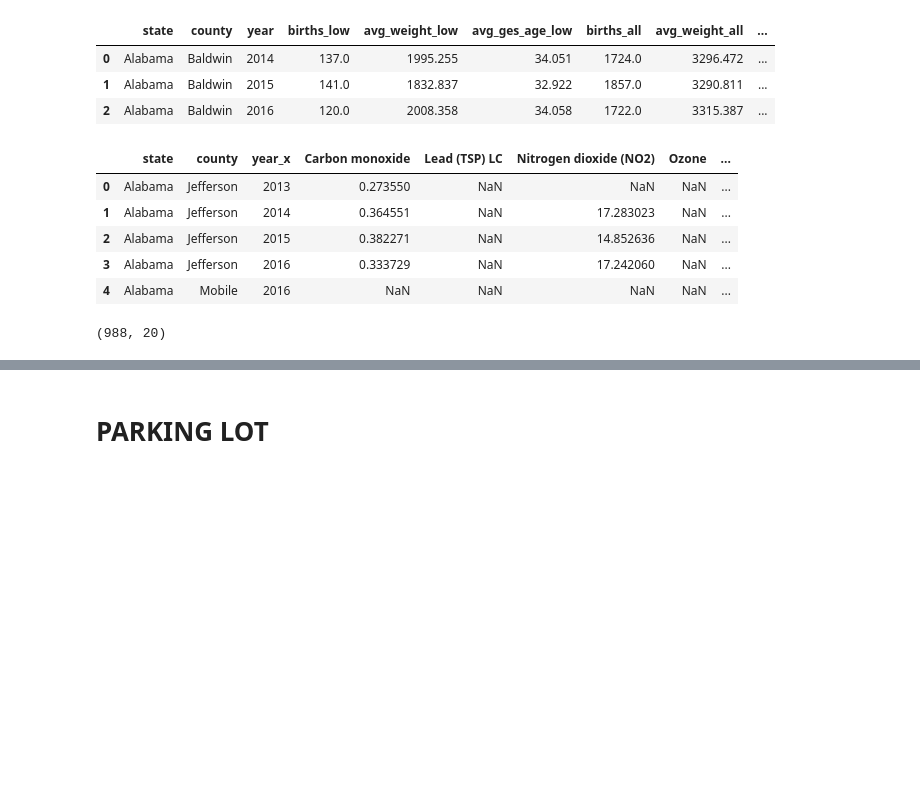
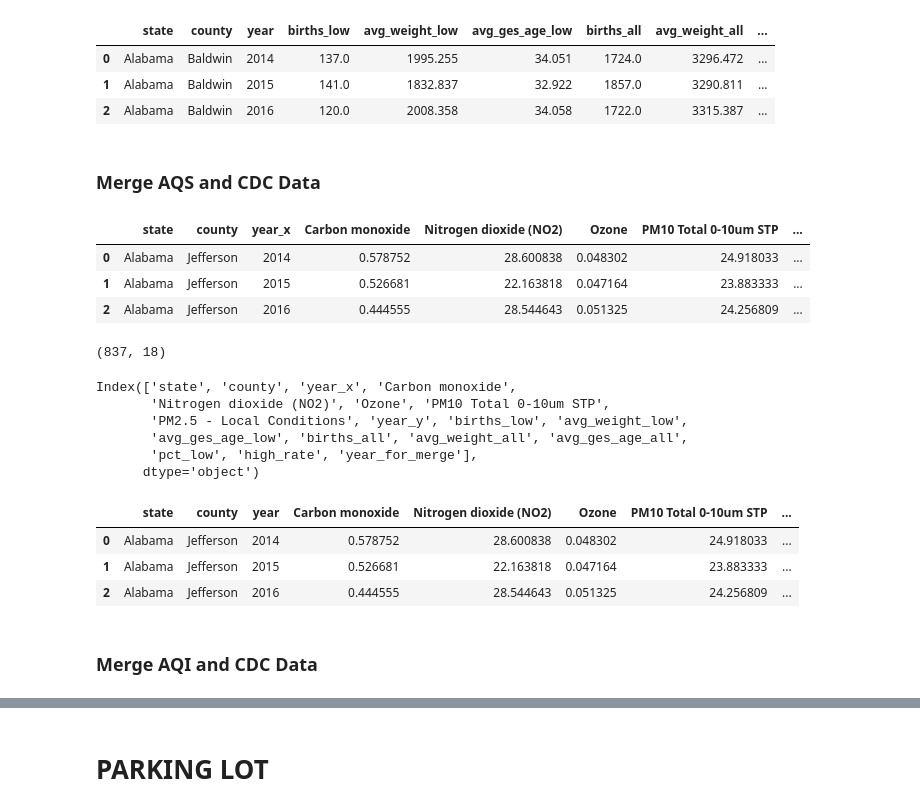
Before and after one commit to wdegraw93/low_birth_weight_vs_aqi_study, a Jupyter notebook: matt.ipynb, the cells around one changed output, grey strips where cells are left out. Cells and saved outputs as stored; diff of their text form; code cells hidden in the pictures; blank space fills up the shorter version.

Commit message:
cleaning notebook with AQS, AQI, and CDC data elements

```diff
--- a/matt.ipynb
+++ b/matt.ipynb
@@ -151,0 +159,6 @@ The data came in as individual rows, but we need to transform/reshape the data s
+# %%
+aqs = pd.pivot_table(aqs, values="arithmetic_mean",
+                       index=["state", "county", "year"],
+                       columns=["parameter"],
+                       aggfunc='max')
+aqs.shape
@@ -151,0 +167,9 @@ The data came in as individual rows, but we need to transform/reshape the data s
+# %%
+# drop columns with low counts of pollutants or identified by EPA as not
+# representative
+
+aqs.drop(columns=['Lead (TSP) LC', 'Lead PM10 LC FRM/FEM', 'Sulfur dioxide'], inplace=True)
+# %%
+# drop rows that don't have all pollutant data and reset index for merging later
+aqs.dropna(inplace=True)
+aqs.reset_index(inplace=True)
@@ -642,13 +779,26 @@ merged = pd.merge(county_aqs, cdc, how='inner',
+# %% [markdown]
+### Merge AQS and CDC Data
+# %%
+aqs_merged = pd.merge(aqs, cdc, how='inner',
+                  left_on=['state', 'county', 'year'],
+                  right_on=['state', 'county', 'year_for_merge'])
 # %%
-merged.head()
+aqs_merged.head(3)
 # %% [output]
-|  | state | county | year_x | Carbon monoxide | Lead (TSP) LC | Nitrogen dioxide (NO2) | Ozone | ... |
-| 0 | Alabama | Jefferson | 2013 | 0.273550 | NaN | NaN | NaN | ... |
-| 1 | Alabama | Jefferson | 2014 | 0.364551 | NaN | 17.283023 | NaN | ... |
-| 2 | Alabama | Jefferson | 2015 | 0.382271 | NaN | 14.852636 | NaN | ... |
-| 3 | Alabama | Jefferson | 2016 | 0.333729 | NaN | 17.242060 | NaN | ... |
-| 4 | Alabama | Mobile | 2016 | NaN | NaN | NaN | NaN | ... |
+|  | state | county | year_x | Carbon monoxide | Nitrogen dioxide (NO2) | Ozone | PM10 Total 0-10um STP | ... |
+| 0 | Alabama | Jefferson | 2014 | 0.578752 | 28.600838 | 0.048302 | 24.918033 | ... |
+| 1 | Alabama | Jefferson | 2015 | 0.526681 | 22.163818 | 0.047164 | 23.883333 | ... |
+| 2 | Alabama | Jefferson | 2016 | 0.444555 | 28.544643 | 0.051325 | 24.256809 | ... |
 # %%
-merged.shape
+aqs_merged.shape
 # %% [output]
-(988, 20)
+(837, 18)
+# %%
+aqs_merged.columns
+# %% [output]
+Index(['state', 'county', 'year_x', 'Carbon monoxide',
+       'Nitrogen dioxide (NO2)', 'Ozone', 'PM10 Total 0-10um STP',
+       'PM2.5 - Local Conditions', 'year_y', 'births_low', 'avg_weight_low',
+       'avg_ges_age_low', 'births_all', 'avg_weight_all', 'avg_ges_age_all',
+       'pct_low', 'high_rate', 'year_for_merge'],
+      dtype='object')
@@ -654,0 +811,9 @@ merged.shape
+# %%
+aqs_merged.head(3)
+# %% [output]
+|  | state | county | year | Carbon monoxide | Nitrogen dioxide (NO2) | Ozone | PM10 Total 0-10um STP | ... |
+| 0 | Alabama | Jefferson | 2014 | 0.578752 | 28.600838 | 0.048302 | 24.918033 | ... |
+| 1 | Alabama | Jefferson | 2015 | 0.526681 | 22.163818 | 0.047164 | 23.883333 | ... |
+| 2 | Alabama | Jefferson | 2016 | 0.444555 | 28.544643 | 0.051325 | 24.256809 | ... |
+# %% [markdown]
+### Merge AQI and CDC Data
```
Also changed, not shown: parts of 138 cells of this notebook, 12 other files.
